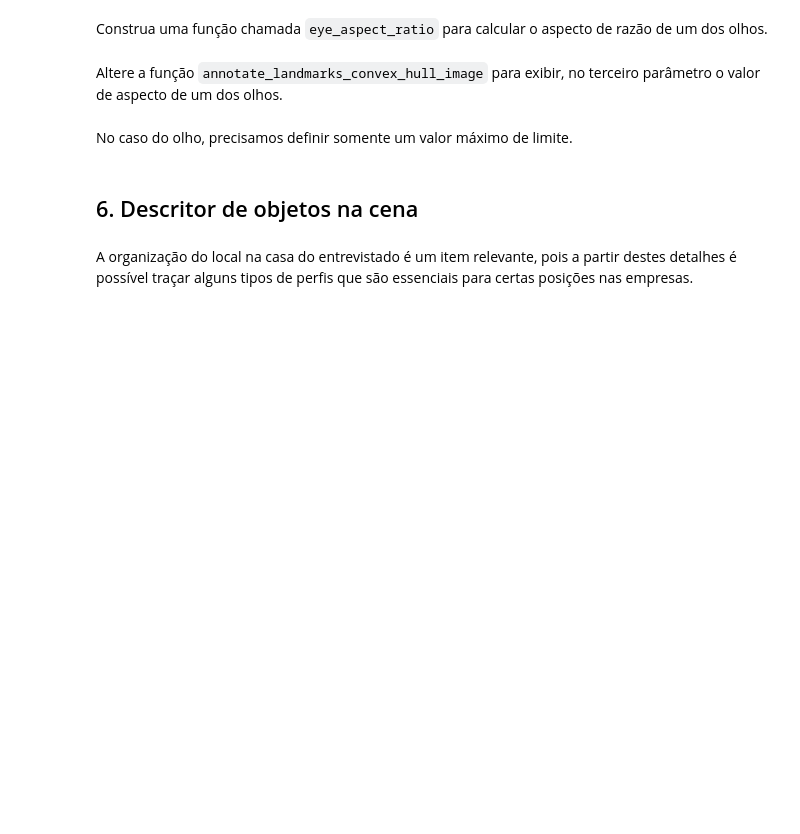
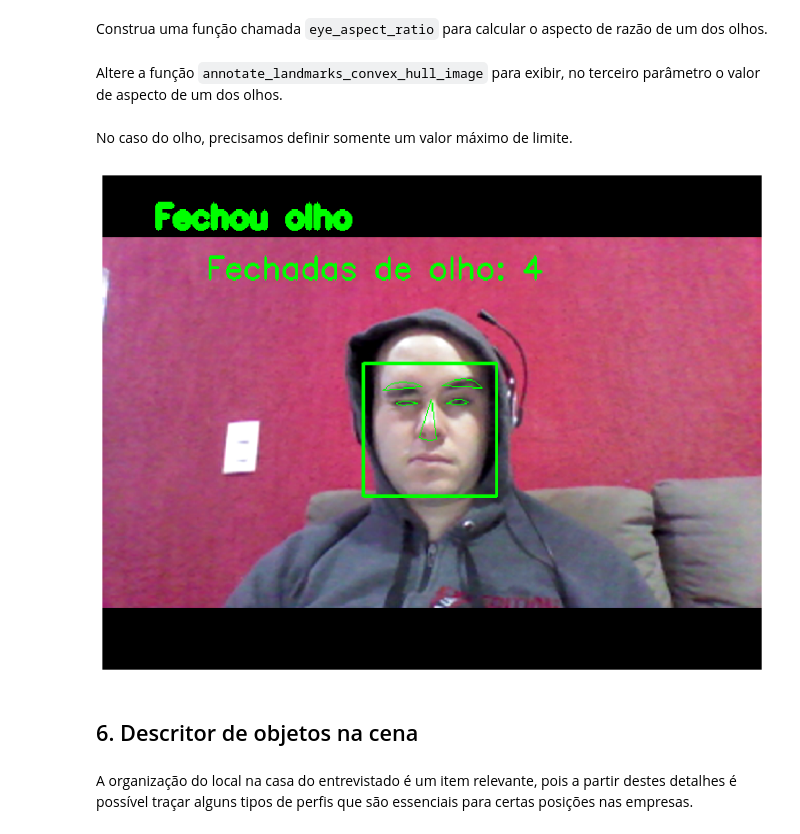
Before and after one commit to sergioprates/fiap-ml-tec-proc-imagens-capstone, a Jupyter notebook: projeto-final/smart-hiring.ipynb, the cells around one changed output. Cells and saved outputs as stored; diff of their text form; code cells hidden in the pictures; blank space fills up the shorter version.

```diff
--- a/projeto-final/smart-hiring.ipynb
+++ b/projeto-final/smart-hiring.ipynb
@@ -723,6 +723,13 @@ while True:
 
 cam_capture.release()
 cv2.destroyAllWindows()
+# %%
+# IMPLEMENTAR
+# Passe o parâmetro localização da imagem para exibi-la no notebook
+
+exibir_imagem('imagens/evidencia_detector_olhos_fechados.png')
+# %% [output]
+[figure, added]
 # %% [markdown]
 ## 6. Descritor de objetos na cena
 # %% [markdown]
```
Also changed, not shown: parts of 1 cell of this notebook.
